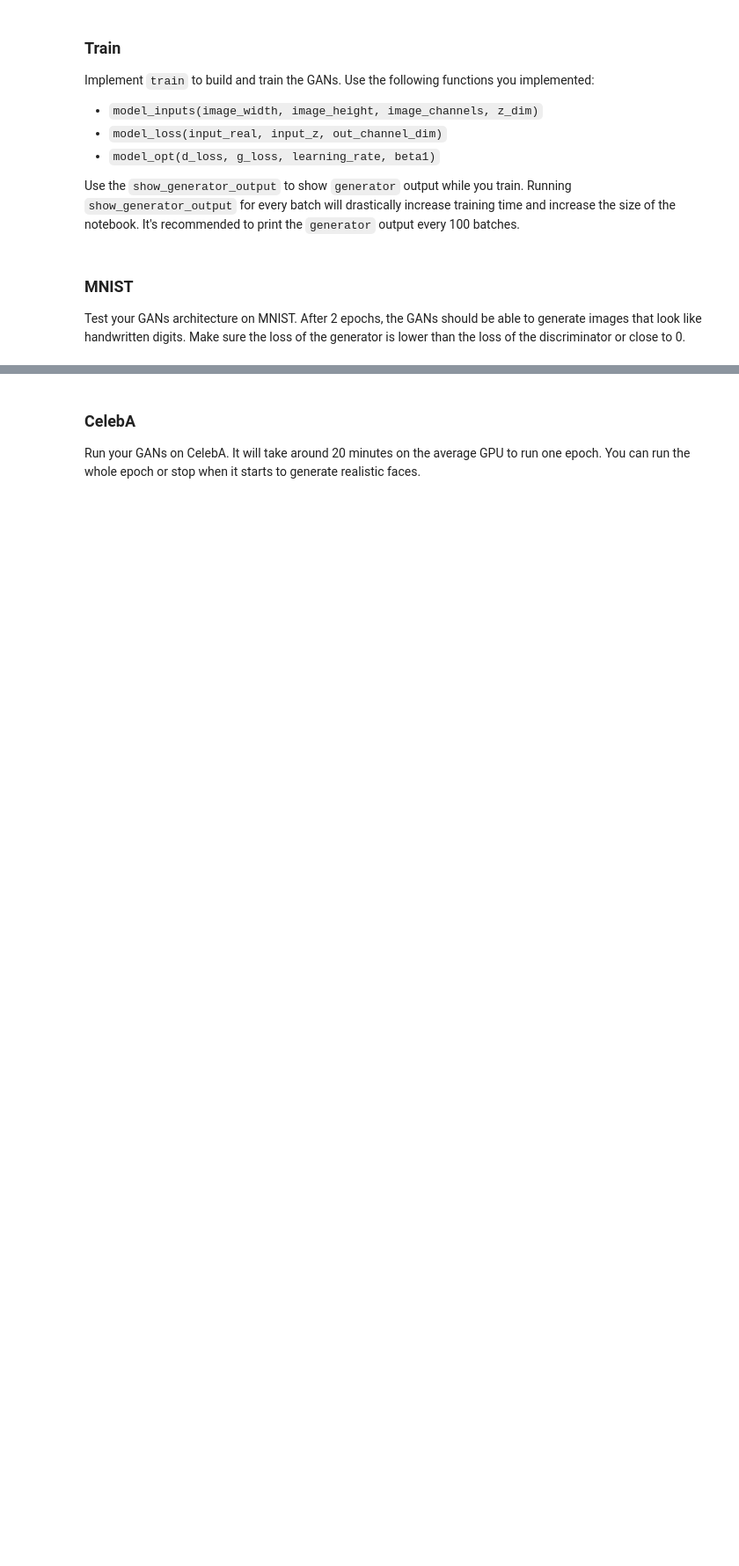
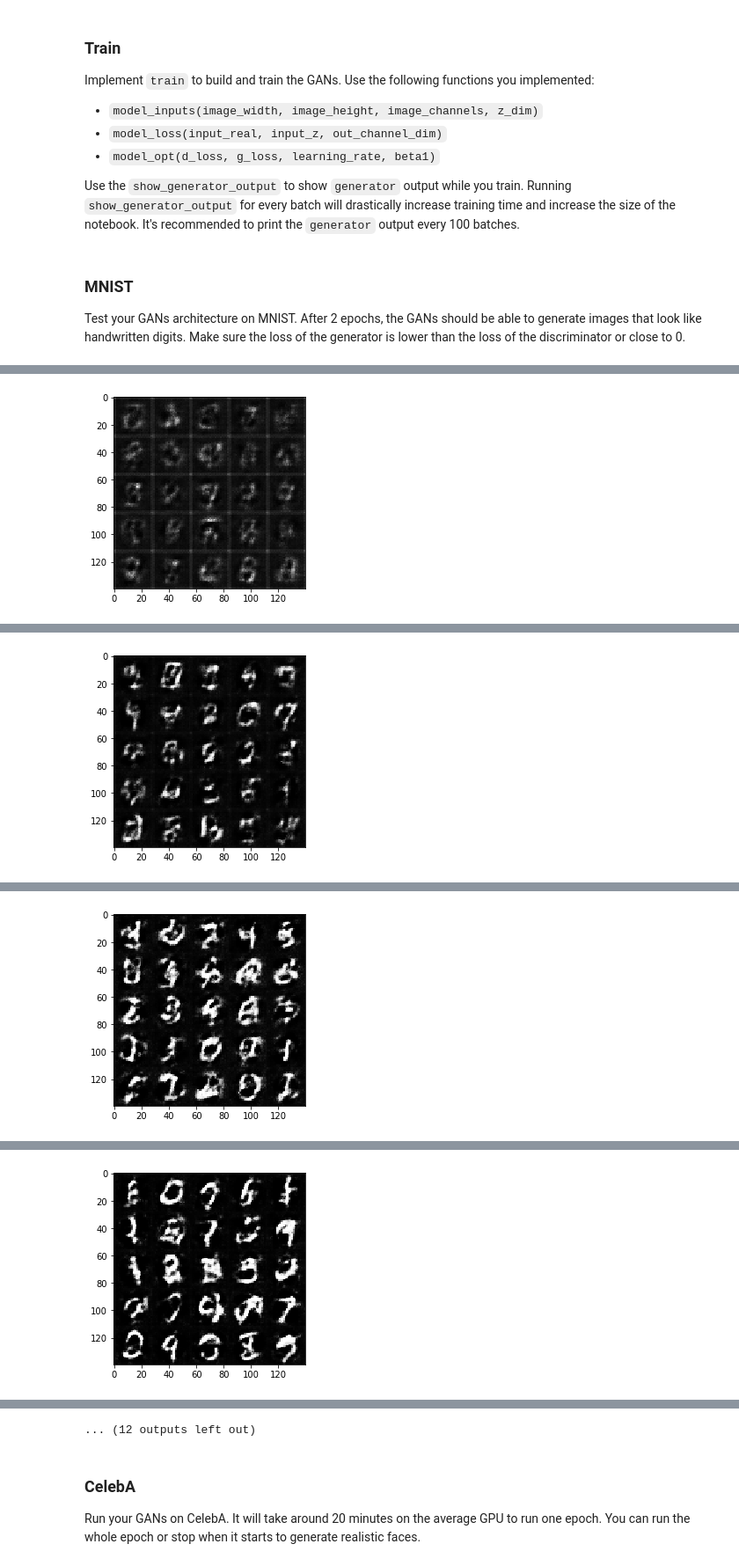
Before and after one commit to genughaben/face-generation, a Jupyter notebook: dlnd_face_generation.ipynb, the cells around one changed output, grey strips where cells are left out. Shown at 88% size. Cells and saved outputs as stored; diff of their text form; code cells hidden in the pictures; blank space fills up the shorter version.

```diff
--- a/dlnd_face_generation.ipynb
+++ b/dlnd_face_generation.ipynb
@@ -245,8 +247,10 @@ def model_loss(input_real, input_z, out_channel_dim):
     # für den Diskriminator sind alle fake Bilder vom Generator False und alle echten Bilder True
     # für den Generator sind alle Antworten vom Diskriminator, als Fake identifizert wurden, True
 
+    label_smoothing = 0.1
+
     # create model returns:
-    g_model = generator(input_z, out_channel_dim, is_train=True)
+    g_model = generator(input_z, out_channel_dim)
     (d_model_out_real, d_model_logits_real) = discriminator(input_real)
     (d_model_out_fake, d_model_logits_fake) = discriminator(g_model, reuse=True)
 
@@ -261,7 +265,7 @@ def model_loss(input_real, input_z, out_channel_dim):
     )
     d_model_loss_real = tf.reduce_mean(
         tf.nn.sigmoid_cross_entropy_with_logits(
-            logits=d_model_logits_real, labels=tf.ones_like(d_model_logits_real))
+            logits=d_model_logits_real, labels=tf.ones_like(d_model_logits_real)*(1 - label_smoothing))
     )
 
     d_model_loss = d_model_loss_fake + d_model_loss_real
@@ -363,16 +367,17 @@ def train(epoch_count, batch_size, z_dim, learning_rate, beta1, get_batches, dat
     :param data_image_mode: The image mode to use for images ("RGB" or "L")
     """
     # TODO: Build Model
-    print_every = 20
-    n_images = 16
-    _, image_width, image_height, image_channels = data_shape
+    print_loss_every = 10
+    show_images_every = 100
+    n_images = 25
+    image_width = data_shape[1]
+    image_height = data_shape[2]
+    image_channels = data_shape[3]
 
-    tf.reset_default_graph()
     ph_input_real, ph_input_z, ph_learning_rate = model_inputs(image_width, image_height, image_channels, z_dim)
 
     d_model_loss, g_model_loss = model_loss(ph_input_real, ph_input_z, image_channels)
     d_optimizer, g_optimizer = model_opt(d_model_loss, g_model_loss, ph_learning_rate, beta1)
-
     nof_batches = 0
     with tf.Session() as sess:
         sess.run(tf.global_variables_initializer())
@@ -382,7 +387,7 @@ def train(epoch_count, batch_size, z_dim, learning_rate, beta1, get_batches, dat
 
                 # TODO: Train Model
 
-                batch_images = batch_images * 2
+                batch_images = batch_images * 2.0
                 input_z_data = np.random.uniform(-1,1, size=(batch_size, z_dim) )
 
                 sess.run(d_optimizer,
@@ -401,31 +406,28 @@ def train(epoch_count, batch_size, z_dim, learning_rate, beta1, get_batches, dat
                          }
                 )
 
-                if nof_batches % print_every == 0:
+                if nof_batches % print_loss_every == 0:
                     # At the end of each epoch, get the losses and print them out
-                    train_loss_d = d_model_loss.eval({
+                    _ = train_loss_d = d_model_loss.eval({
                         ph_input_real: batch_images,
-                        ph_input_z: input_z_data,
-                        ph_learning_rate: learning_rate
+                        ph_input_z: input_z_data
                     })
-                    train_loss_g = g_model_loss.eval({
-                        ph_input_real: batch_images,
-                        ph_input_z: input_z_data,
-                        ph_learning_rate: learning_rate
+                    _ = train_loss_g = g_model_loss.eval({
+                        ph_input_z: input_z_data
                     })
 
-                    print("Epoch {}/{}...".format(epoch_i+1, epochs),
+                    print("Epoch {}/{}...".format(epoch_i+1, epoch_count),
                           "Discriminator Loss: {:.4f}...".format(train_loss_d),
                           "Generator Loss: {:.4f}".format(train_loss_g))
 
 
-                if(nof_batches % 100 == 0):
+                if nof_batches % show_images_every == 0:
                     show_generator_output(sess, n_images, ph_input_z, image_channels, data_image_mode)
 # %% [markdown]
 ### MNIST
 Test your GANs architecture on MNIST.  After 2 epochs, the GANs should be able to generate images that look like handwritten digits.  Make sure the loss of the generator is lower than the loss of the discriminator or close to 0.
 # %%
-batch_size = 128
+batch_size = 100
 z_dim = 100
 learning_rate = 0.0002
 beta1 = 0.5
@@ -448,0 +456 @@ Epoch 1/2... Discriminator Loss: 1.2025... Generator Loss: 1.7858
+[figure, added]
@@ -449,0 +467 @@ IndexError: list index out of range
+[figure, added]
@@ -449,0 +478 @@ IndexError: list index out of range
+[figure, added]
@@ -449,0 +489 @@ IndexError: list index out of range
+[figure, added]
@@ -450,3 +512,4 @@ IndexError: list index out of range
+... (12 outputs left out)
 # %% [markdown]
 ### CelebA
 Run your GANs on CelebA.  It will take around 20 minutes on the average GPU to run one epoch.  You can run the whole epoch or stop when it starts to generate realistic faces.
```
Also changed, not shown: parts of 6 cells of this notebook.
